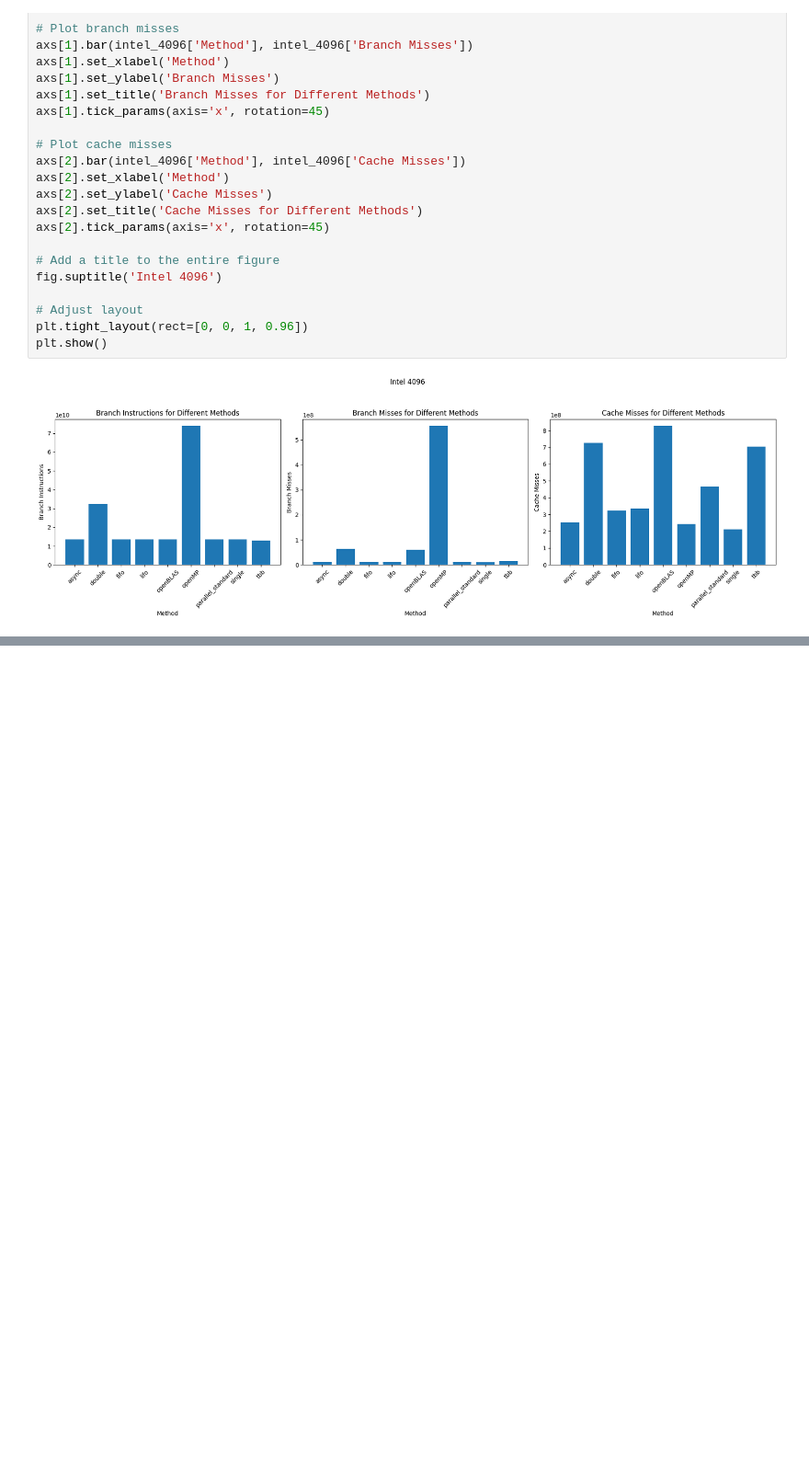
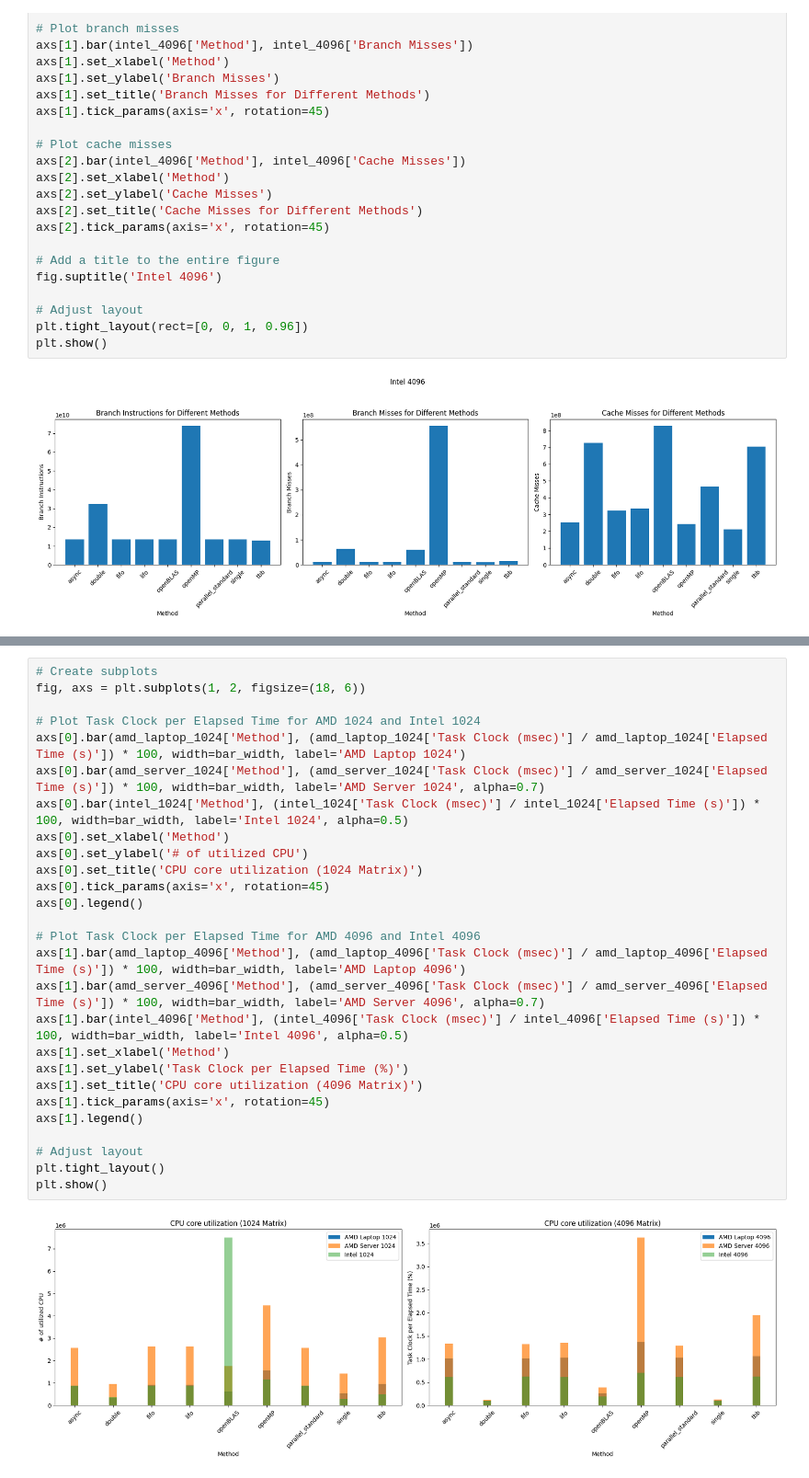
Before and after one commit to TheRealMilesLee/ECS251-GroupProject, a Jupyter notebook: DA/analysis.ipynb, the cells around one changed output, grey strips where cells are left out. Shown at 92% size. Cells and saved outputs as stored; diff of their text form; blank space fills up the shorter version.

```diff
--- a/DA/analysis.ipynb
+++ b/DA/analysis.ipynb
@@ -292,0 +325,29 @@ plt.show()
+# %%
+# Create subplots
+fig, axs = plt.subplots(1, 2, figsize=(18, 6))
+
+# Plot Task Clock per Elapsed Time for AMD 1024 and Intel 1024
+axs[0].bar(amd_laptop_1024['Method'], (amd_laptop_1024['Task Clock (msec)'] / amd_laptop_1024['Elapsed Time (s)']) * 100, width=bar_width, label='AMD Laptop 1024')
+axs[0].bar(amd_server_1024['Method'], (amd_server_1024['Task Clock (msec)'] / amd_server_1024['Elapsed Time (s)']) * 100, width=bar_width, label='AMD Server 1024', alpha=0.7)
+axs[0].bar(intel_1024['Method'], (intel_1024['Task Clock (msec)'] / intel_1024['Elapsed Time (s)']) * 100, width=bar_width, label='Intel 1024', alpha=0.5)
+axs[0].set_xlabel('Method')
+axs[0].set_ylabel('# of utilized CPU')
+axs[0].set_title('CPU core utilization (1024 Matrix)')
+axs[0].tick_params(axis='x', rotation=45)
+axs[0].legend()
+
+# Plot Task Clock per Elapsed Time for AMD 4096 and Intel 4096
+axs[1].bar(amd_laptop_4096['Method'], (amd_laptop_4096['Task Clock (msec)'] / amd_laptop_4096['Elapsed Time (s)']) * 100, width=bar_width, label='AMD Laptop 4096')
+axs[1].bar(amd_server_4096['Method'], (amd_server_4096['Task Clock (msec)'] / amd_server_4096['Elapsed Time (s)']) * 100, width=bar_width, label='AMD Server 4096', alpha=0.7)
+axs[1].bar(intel_4096['Method'], (intel_4096['Task Clock (msec)'] / intel_4096['Elapsed Time (s)']) * 100, width=bar_width, label='Intel 4096', alpha=0.5)
+axs[1].set_xlabel('Method')
+axs[1].set_ylabel('Task Clock per Elapsed Time (%)')
+axs[1].set_title('CPU core utilization (4096 Matrix)')
+axs[1].tick_params(axis='x', rotation=45)
+axs[1].legend()
+
+# Adjust layout
+plt.tight_layout()
+plt.show()
+# %% [output]
+[figure, added]
```
Also changed, not shown: parts of 3 cells of this notebook.
